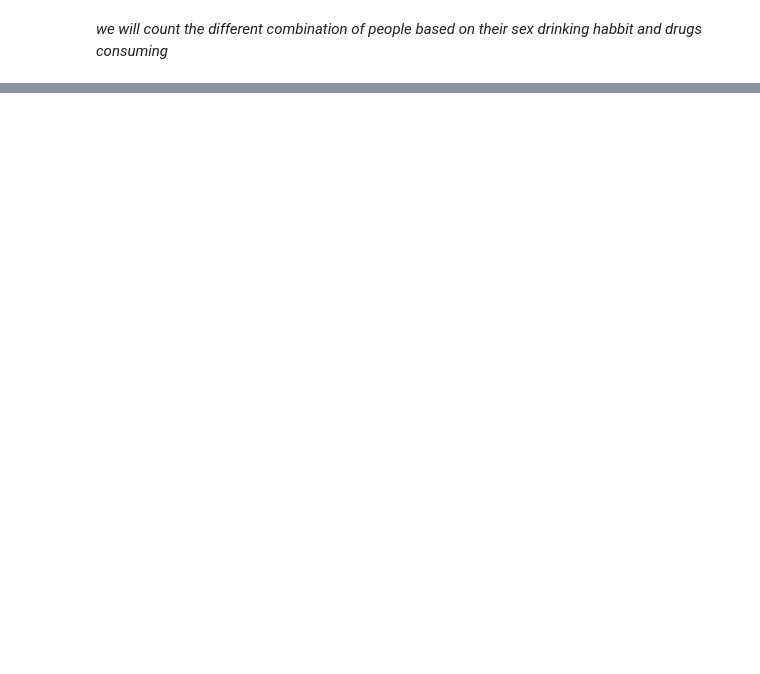
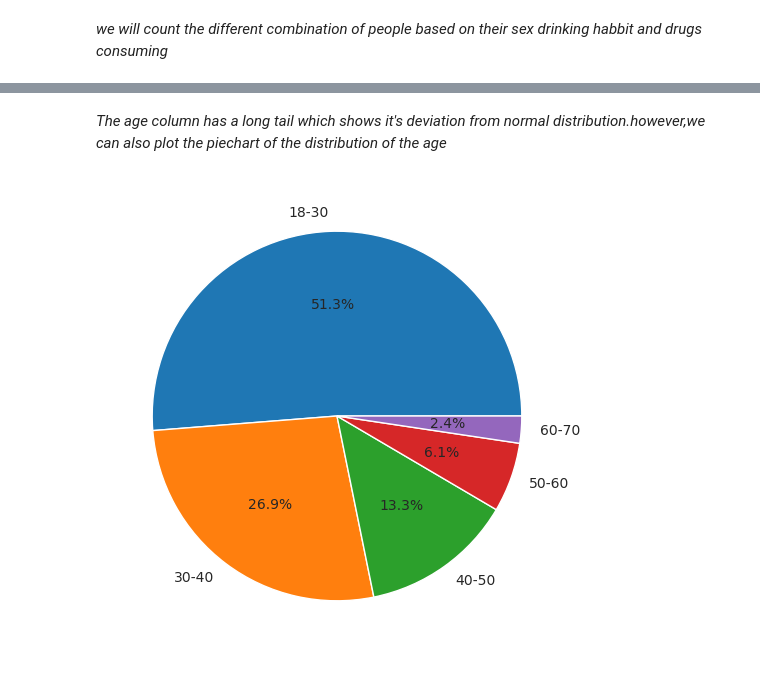
Before and after one commit to surya81/myproject, a Jupyter notebook: Tinder match making /Tinder match.ipynb, the cells around one changed output, grey strips where cells are left out. Cells and saved outputs as stored; diff of their text form; code cells hidden in the pictures; blank space fills up the shorter version.

```diff
--- a/Tinder match making /Tinder match.ipynb
+++ b/Tinder match making /Tinder match.ipynb
@@ -181,0 +218,21 @@ unique_drug_counts.sort_values("drugs")
+# %% [markdown]
+*The age column has a long tail which shows it's deviation from normal distribution.however,we can also plot the piechart of the distribution of the age*
+# %%
+# Set the size of the figure to 10 inches wide by 8 inches tall
+plt.figure(figsize=(6,6))
+
+# Divide the data into categories
+bins = [18,30,40,50,60,70]
+
+# Use the `cut` function to assign each data point to a category
+categories = pd.cut(tinder_df["age"], bins, \
+            labels=["18-30", "30-40", "40-50","50-60","60-70"])
+
+# Count the number of data points in each category
+counts = categories.value_counts()
+
+# Plot the data as a pie chart
+plt.pie(counts, labels=counts.index, autopct='%1.1f%%')
+plt.show()
+# %% [output]
+[figure, added]
```
Also changed, not shown: parts of 15 cells of this notebook.
